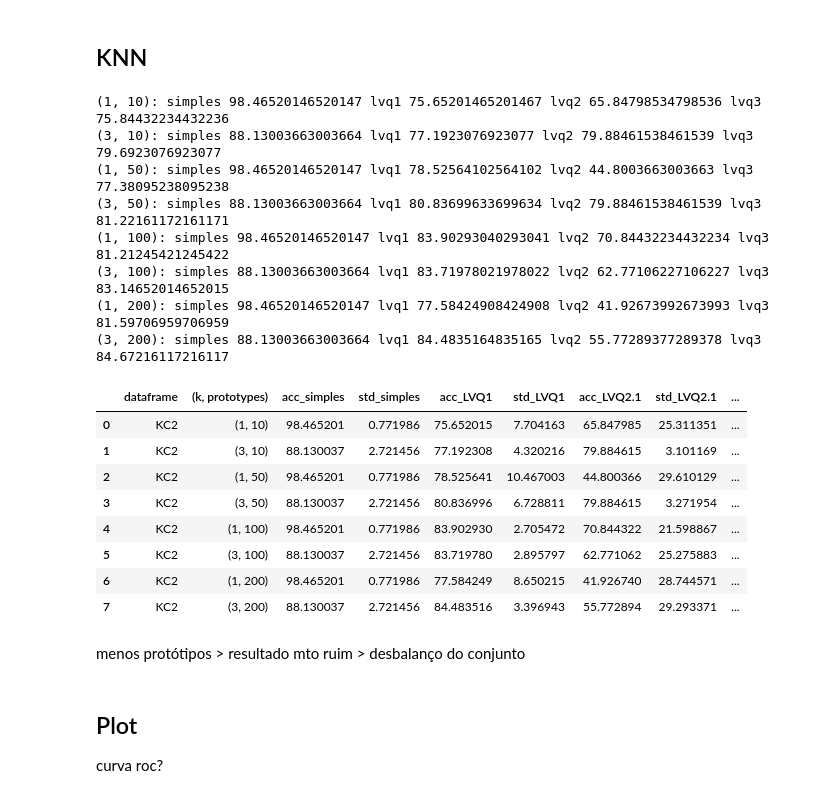
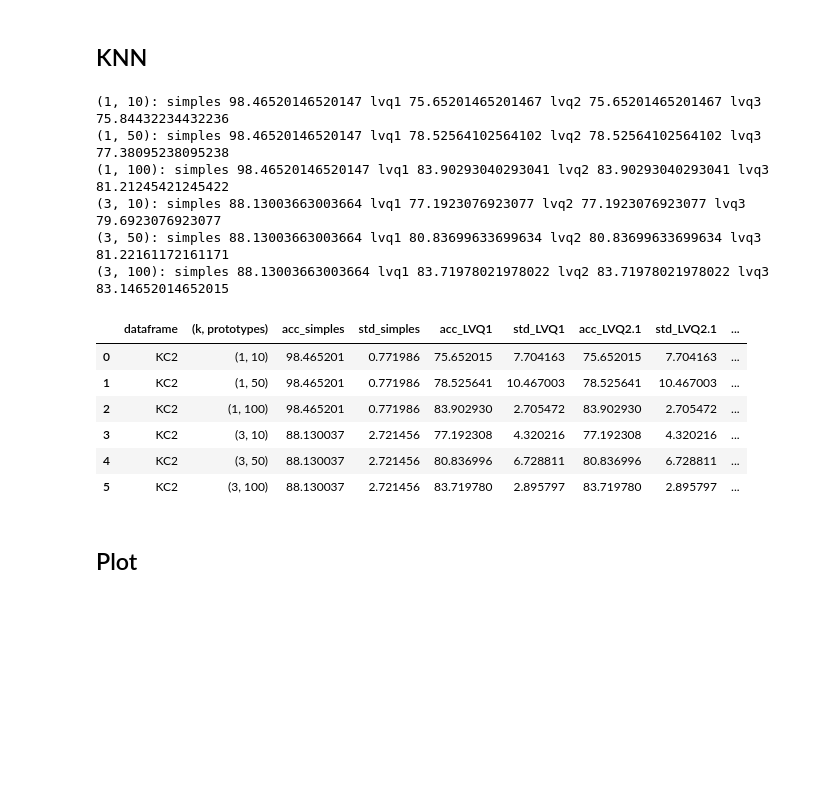
Before and after one commit to menezesmalu/machine_learning, a Jupyter notebook: lista 2/KC2 10 run separado.ipynb, the cells around one changed output. Cells and saved outputs as stored; diff of their text form; code cells hidden in the pictures; blank space fills up the shorter version.

```diff
--- a/lista 2/KC2 10 run separado.ipynb
+++ b/lista 2/KC2 10 run separado.ipynb
@@ -211,7 +224,7 @@ class LVQ2_1:
                 #mais próximo
                 n1_idx   = x_neighbors[idx][0]
                 n1       = x_proto.iloc[n1_idx]
-                n1       = n1[:21] ##tá adicionando o indice como uma coluna na iteração seguinte
+                n1       = n1[:21]
                 n1_class = y_proto[n1_idx]
                 n1_dist  = euclidian_distance(n1, x_instance)
 
@@ -223,13 +236,13 @@ class LVQ2_1:
                 n2_dist  = euclidian_distance(n2, x_instance)
 
                 insideWindow = self.window(n1_dist, n2_dist)
-                if insideWindow or n1_class != n2_class:
+                if insideWindow and n1_class != n2_class:
                     x_proto.iloc[n1_idx] = self.updatePrototypes(n1, x_instance, n1_class == x_class, rate)
                     x_proto.iloc[n2_idx] = self.updatePrototypes(n2, x_instance, n2_class == x_class, rate)
         prototypes = pd.concat([x_proto, y_proto], axis=1)
         prototypes.columns = kc2.columns
         return prototypes
 
-# lvq2 = LVQ2_1(100, 0.25)
-# df2  = lvq2.trainPrototypes(kc2, df)
-# df2
+lvq2 = LVQ2_1(100, 0.25)
+df2  = lvq2.trainPrototypes(kc2, df)
+df2
@@ -291,7 +317,7 @@ class LVQ3:
                 #mais próximo
                 n1_idx   = x_neighbors[idx][0]
                 n1       = x_proto.iloc[n1_idx]
-                n1       = n1[:21] ##tá adicionando o indice como uma coluna na iteração seguinte
+                n1       = n1[:21]
                 n1_class = y_proto[n1_idx]
                 n1_dist  = euclidian_distance(n1, x_instance)
 
@@ -316,6 +342,6 @@ class LVQ3:
         prototypes.columns = kc2.columns
         return prototypes
 
-# lvq3 = LVQ3(10, 0.3)
-# res  = lvq3.trainPrototypes(kc1, df)
-# df3
+lvq3 = LVQ3(10, 0.3)
+df3  = lvq3.trainPrototypes(kc2, df)
+df3
@@ -357,9 +391,9 @@ accuracies_1, accuracies_3 = run(kc2, 'KC2')
 def run(df, title, accuracies_1, accuracies_3):
     kf = KFold(n_splits=5)
     results = []
-    n_proto = [10, 50, 100, 200]
-    for n in n_proto:
-        for k in [1,3]:
+    n_proto = [10, 50, 100]
+    for k in [1,3]:
+        for n in n_proto:
             accuracies_simples = []
             accuracies_lvq1   = []
             accuracies_lvq2   = []
@@ -390,7 +424,7 @@ def run(df, title, accuracies_1, accuracies_3):
                 accuracies_lvq1.append(acc_lvq1)
 
                 #definição do dataset de LVQ2.1
-                lvq2 = LVQ2_1(n, 0.5)
+                lvq2 = LVQ2_1(n, 0.2)
                 res  = lvq2.trainPrototypes(aux,lvq1_df)
                 lvq2_df  = pd.DataFrame(res, columns = df.columns)
 
@@ -405,7 +439,7 @@ def run(df, title, accuracies_1, accuracies_3):
                 accuracies_lvq2.append(acc_lvq2)
 
                 #definição do dataset de LVQ3
-                lvq3 = LVQ3(n, 0.5)
+                lvq3 = LVQ3(n, 0.2)
                 res  = lvq3.trainPrototypes(aux,lvq1_df)
                 lvq3_df  = pd.DataFrame(res, columns = df.columns)
 
@@ -413,55 +447,47 @@ def run(df, title, accuracies_1, accuracies_3):
                 X, Y = attr_class(lvq3_df)
 
                 #KNN com conjunto do LVQ3
                 knn  = KNN(k)
                 knn.fit(X, Y)
                 predictions_lvq3 = knn.predict(attr.iloc[test])
                 acc_lvq3 = (np.sum(predictions_lvq3 == df_class.iloc[test]) / len(test)) * 100
                 accuracies_lvq3.append(acc_lvq3)
 
             print("({}, {}): simples {} lvq1 {} lvq2 {} lvq3 {}".format(k, n, np.mean(accuracies_simples),np.mean(accuracies_lvq1),np.mean(accuracies_lvq2), np.mean(accuracies_lvq3)))
             temp = {
                 'dataframe': title,
                 '(k, prototypes)':(k, n),
                 'acc_simples': np.mean(accuracies_simples),
                 'std_simples': np.std(accuracies_simples),
                 'acc_LVQ1'   : np.mean(accuracies_lvq1),
                 'std_LVQ1'   : np.std(accuracies_lvq1),
                 'acc_LVQ2.1' : np.mean(accuracies_lvq2),
                 'std_LVQ2.1' : np.std(accuracies_lvq2),
                 'acc_LVQ3'   : np.mean(accuracies_lvq3),
                 'std_LVQ3'   : np.std(accuracies_lvq3),
             }
             results.append(temp)
     df = pd.DataFrame(results)
     return df
 
 df = run(kc2, 'KC2', accuracies_1, accuracies_3)
 df
 # %% [output]
-(1, 10): simples 98.46520146520147 lvq1 75.65201465201467 lvq2 65.84798534798536 lvq3 75.84432234432236
-(3, 10): simples 88.13003663003664 lvq1 77.1923076923077 lvq2 79.88461538461539 lvq3 79.6923076923077
-(1, 50): simples 98.46520146520147 lvq1 78.52564102564102 lvq2 44.8003663003663 lvq3 77.38095238095238
-(3, 50): simples 88.13003663003664 lvq1 80.83699633699634 lvq2 79.88461538461539 lvq3 81.22161172161171
-(1, 100): simples 98.46520146520147 lvq1 83.90293040293041 lvq2 70.84432234432234 lvq3 81.21245421245422
-(3, 100): simples 88.13003663003664 lvq1 83.71978021978022 lvq2 62.77106227106227 lvq3 83.14652014652015
-(1, 200): simples 98.46520146520147 lvq1 77.58424908424908 lvq2 41.92673992673993 lvq3 81.59706959706959
-(3, 200): simples 88.13003663003664 lvq1 84.4835164835165 lvq2 55.77289377289378 lvq3 84.67216117216117
+(1, 10): simples 98.46520146520147 lvq1 75.65201465201467 lvq2 75.65201465201467 lvq3 75.84432234432236
+(1, 50): simples 98.46520146520147 lvq1 78.52564102564102 lvq2 78.52564102564102 lvq3 77.38095238095238
+(1, 100): simples 98.46520146520147 lvq1 83.90293040293041 lvq2 83.90293040293041 lvq3 81.21245421245422
+(3, 10): simples 88.13003663003664 lvq1 77.1923076923077 lvq2 77.1923076923077 lvq3 79.6923076923077
+(3, 50): simples 88.13003663003664 lvq1 80.83699633699634 lvq2 80.83699633699634 lvq3 81.22161172161171
+(3, 100): simples 88.13003663003664 lvq1 83.71978021978022 lvq2 83.71978021978022 lvq3 83.14652014652015
 |  | dataframe | (k, prototypes) | acc_simples | std_simples | acc_LVQ1 | std_LVQ1 | acc_LVQ2.1 | std_LVQ2.1 | ... |
-| 0 | KC2 | (1, 10) | 98.465201 | 0.771986 | 75.652015 | 7.704163 | 65.847985 | 25.311351 | ... |
-| 1 | KC2 | (3, 10) | 88.130037 | 2.721456 | 77.192308 | 4.320216 | 79.884615 | 3.101169 | ... |
-| 2 | KC2 | (1, 50) | 98.465201 | 0.771986 | 78.525641 | 10.467003 | 44.800366 | 29.610129 | ... |
-| 3 | KC2 | (3, 50) | 88.130037 | 2.721456 | 80.836996 | 6.728811 | 79.884615 | 3.271954 | ... |
-| 4 | KC2 | (1, 100) | 98.465201 | 0.771986 | 83.902930 | 2.705472 | 70.844322 | 21.598867 | ... |
-| 5 | KC2 | (3, 100) | 88.130037 | 2.721456 | 83.719780 | 2.895797 | 62.771062 | 25.275883 | ... |
-| 6 | KC2 | (1, 200) | 98.465201 | 0.771986 | 77.584249 | 8.650215 | 41.926740 | 28.744571 | ... |
-| 7 | KC2 | (3, 200) | 88.130037 | 2.721456 | 84.483516 | 3.396943 | 55.772894 | 29.293371 | ... |
+| 0 | KC2 | (1, 10) | 98.465201 | 0.771986 | 75.652015 | 7.704163 | 75.652015 | 7.704163 | ... |
+| 1 | KC2 | (1, 50) | 98.465201 | 0.771986 | 78.525641 | 10.467003 | 78.525641 | 10.467003 | ... |
+| 2 | KC2 | (1, 100) | 98.465201 | 0.771986 | 83.902930 | 2.705472 | 83.902930 | 2.705472 | ... |
+| 3 | KC2 | (3, 10) | 88.130037 | 2.721456 | 77.192308 | 4.320216 | 77.192308 | 4.320216 | ... |
+| 4 | KC2 | (3, 50) | 88.130037 | 2.721456 | 80.836996 | 6.728811 | 80.836996 | 6.728811 | ... |
+| 5 | KC2 | (3, 100) | 88.130037 | 2.721456 | 83.719780 | 2.895797 | 83.719780 | 2.895797 | ... |
-# %% [markdown]
-menos protótipos > resultado mto ruim > desbalanço do conjunto
 # %% [markdown]
 ## Plot
-
-curva roc?
 # %%
 import plotly.express as px
 import plotly.graph_objects as go
```
Also changed, not shown: parts of 5 cells of this notebook, 2 other files.
